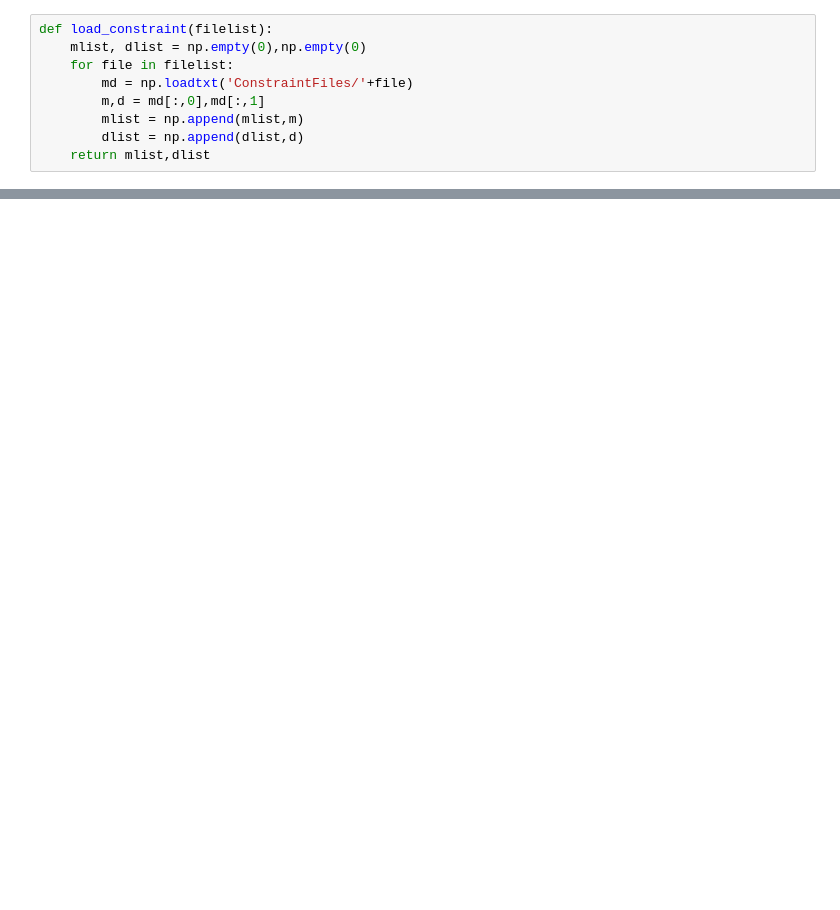
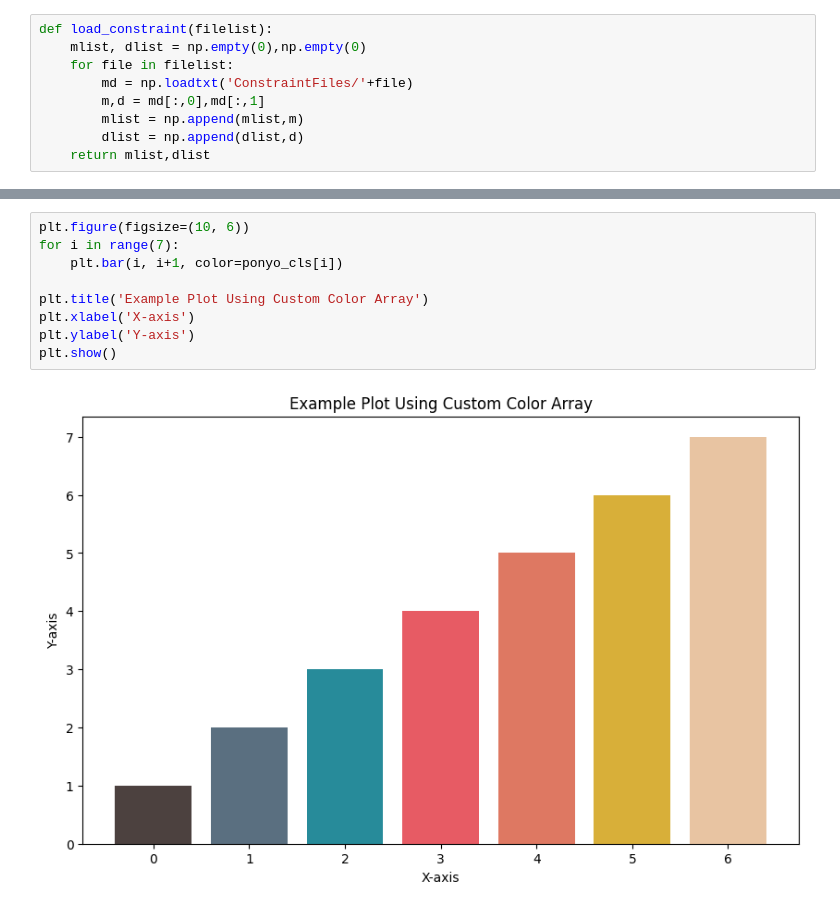
Before and after one commit to mingshauliu/Dipole-HNL-Limits, a Jupyter notebook: Global_HNL_Constraints.ipynb, the cells around one changed output, grey strips where cells are left out. Cells and saved outputs as stored; diff of their text form; blank space fills up the shorter version.

```diff
--- a/Global_HNL_Constraints.ipynb
+++ b/Global_HNL_Constraints.ipynb
@@ -308,5 +310,16 @@ dist['d-3'] = 14e2
 # colors['d-10'] = 'deeppink'
 # projected['d-10'] = False
 # dist['d-10'] = 17e2
+# %%
+plt.figure(figsize=(10, 6))
+for i in range(7):
+    plt.bar(i, i+1, color=ponyo_cls[i])
+
+plt.title('Example Plot Using Custom Color Array')
+plt.xlabel('X-axis')
+plt.ylabel('Y-axis')
+plt.show()
+# %% [output]
+[figure, added]
 # %%
 from labellines import labelLine, labelLines
```
Also changed, not shown: parts of 3 cells of this notebook, 10 other files.
